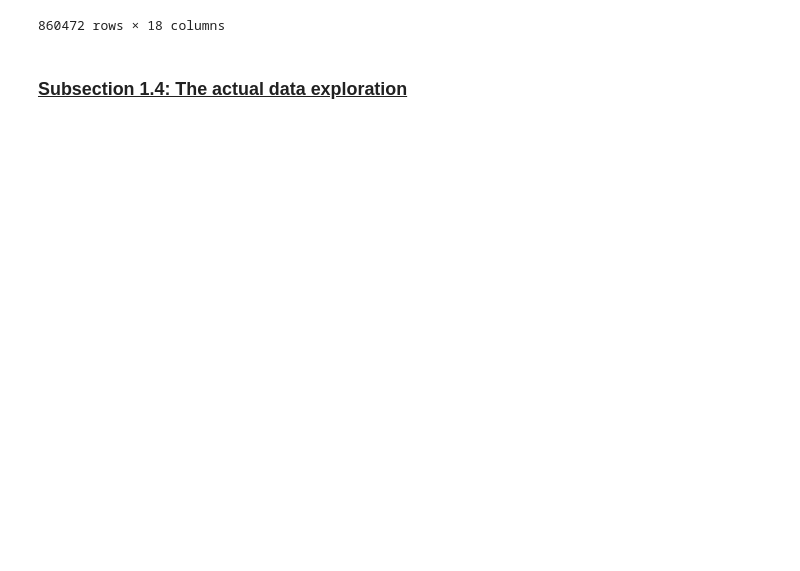
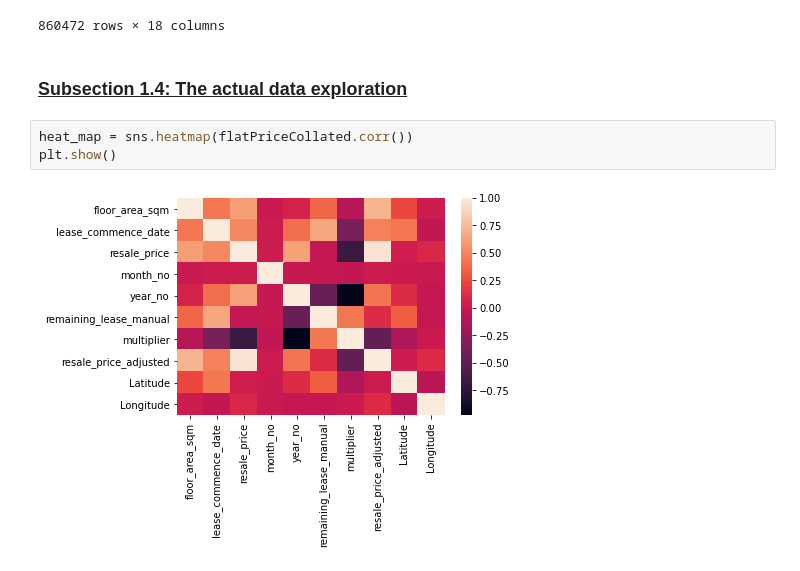
Before and after one commit to coord-geom/cs5131-assignment1, a Jupyter notebook: main.ipynb, the cells around one changed output. Saved outputs shown, nothing was run; the diff lists cells and outputs as text; blank space fills up the shorter version.

```diff
--- a/main.ipynb
+++ b/main.ipynb
@@ -449,3 +449,8 @@ flatPriceCollated
 860472 rows × 18 columns
 # %% [markdown]
 ### **<u>Subsection 1.4: The actual data exploration</u>**
+# %%
+heat_map = sns.heatmap(flatPriceCollated.corr())
+plt.show()
+# %% [output]
+[figure, added]
```
Also changed, not shown: parts of 5 cells of this notebook.
